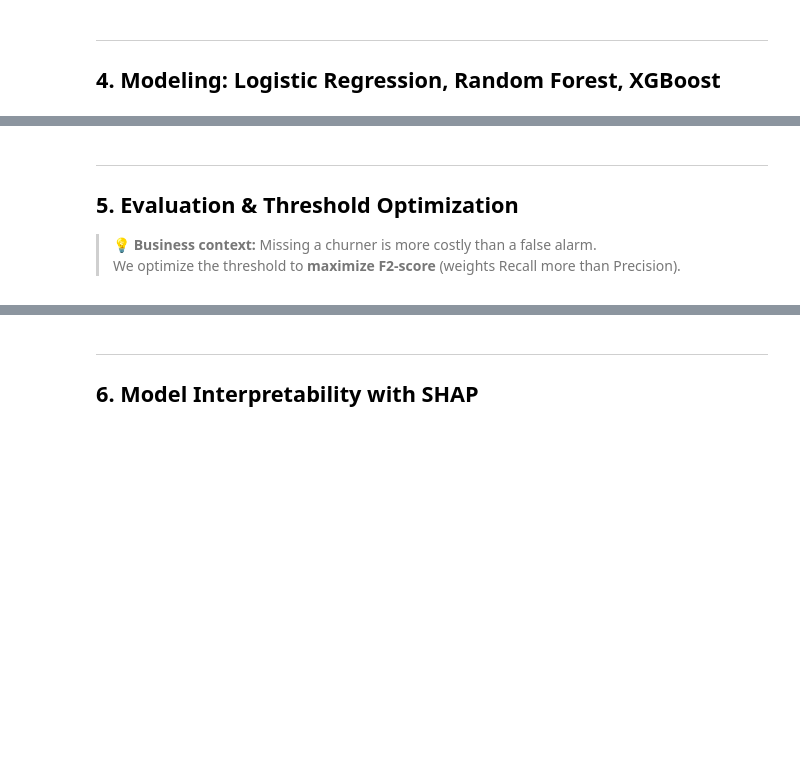
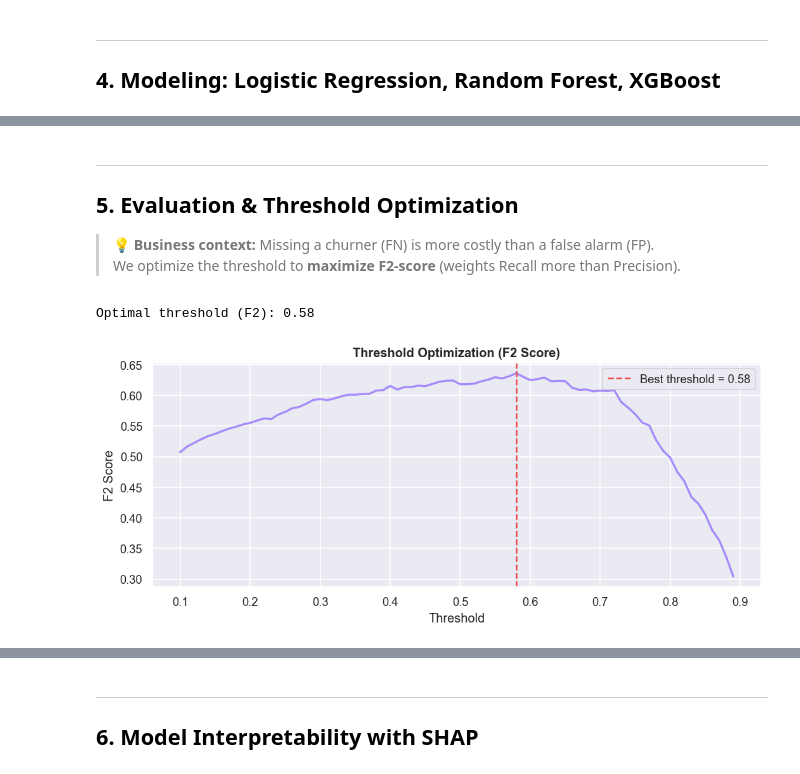
Before and after one commit to yasmineperez/churn-prediction, a Jupyter notebook: churn_prediction.ipynb, the cells around one changed output, grey strips where cells are left out. Saved outputs shown, nothing was run; the diff lists cells and outputs as text; code cells hidden in the pictures; blank space fills up the shorter version.

Commit message:
Update churn analysis notebook and README.md

```diff
--- a/churn_prediction.ipynb
+++ b/churn_prediction.ipynb
@@ -269,38 +309,41 @@ plt.show()
 <a id='5'></a>
 ## 5. Evaluation & Threshold Optimization
 
-> 💡 **Business context:** Missing a churner is more costly than a false alarm.
+> 💡 **Business context:** Missing a churner (FN) is more costly than a false alarm (FP).
 > We optimize the threshold to **maximize F2-score** (weights Recall more than Precision).
 # %%
 # Use XGBoost as final model (best AUC)
-best_model = fitted_models['XGBoost']
+best_model = fitted_models['Logistic Regression']
 y_proba = best_model.predict_proba(X_test_proc)[:, 1]
 
-# Find threshold that maximizes F2
+# Find threshold that maximizes F2 score instead of default 0.5, since we want to prioritize recall (catching churners) over precision.
 thresholds = np.arange(0.1, 0.9, 0.01)
 f2_scores = []
 
 for t in thresholds:
     y_pred_t = (y_proba >= t).astype(int)
-    f2 = f1_score(y_test, y_pred_t, beta=2, zero_division=0)
+    f2 = f1_score(y_test, y_pred_t, zero_division=0)
     f2_scores.append(f2)
 
 best_threshold = thresholds[np.argmax(f2_scores)]
 print(f'Optimal threshold (F2): {best_threshold:.2f}')
 
 # Final predictions
 y_pred_final = (y_proba >= best_threshold).astype(int)
 
 # Threshold plot
 plt.figure(figsize=(9, 4))
 plt.plot(thresholds, f2_scores, color='#A78BFA', lw=2)
 plt.axvline(best_threshold, color='#E84C4C', linestyle='--', label=f'Best threshold = {best_threshold:.2f}')
 plt.xlabel('Threshold')
 plt.ylabel('F2 Score')
 plt.title('Threshold Optimization (F2 Score)', fontweight='bold')
 plt.legend()
 plt.tight_layout()
 plt.savefig('img/threshold_optimization.png', bbox_inches='tight')
 plt.show()
+# %% [output]
+Optimal threshold (F2): 0.58
+[figure, added]
 # %%
 # Classification report & Confusion Matrix
```
Also changed, not shown: parts of 22 cells of this notebook, 11 other files.
